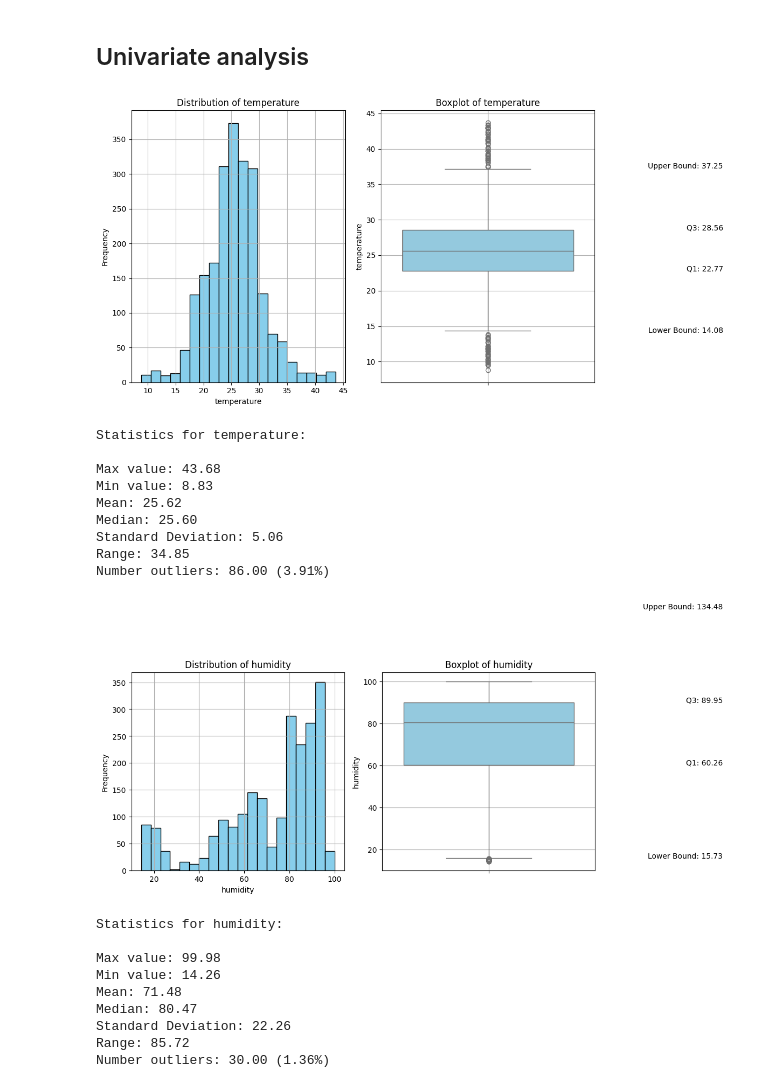
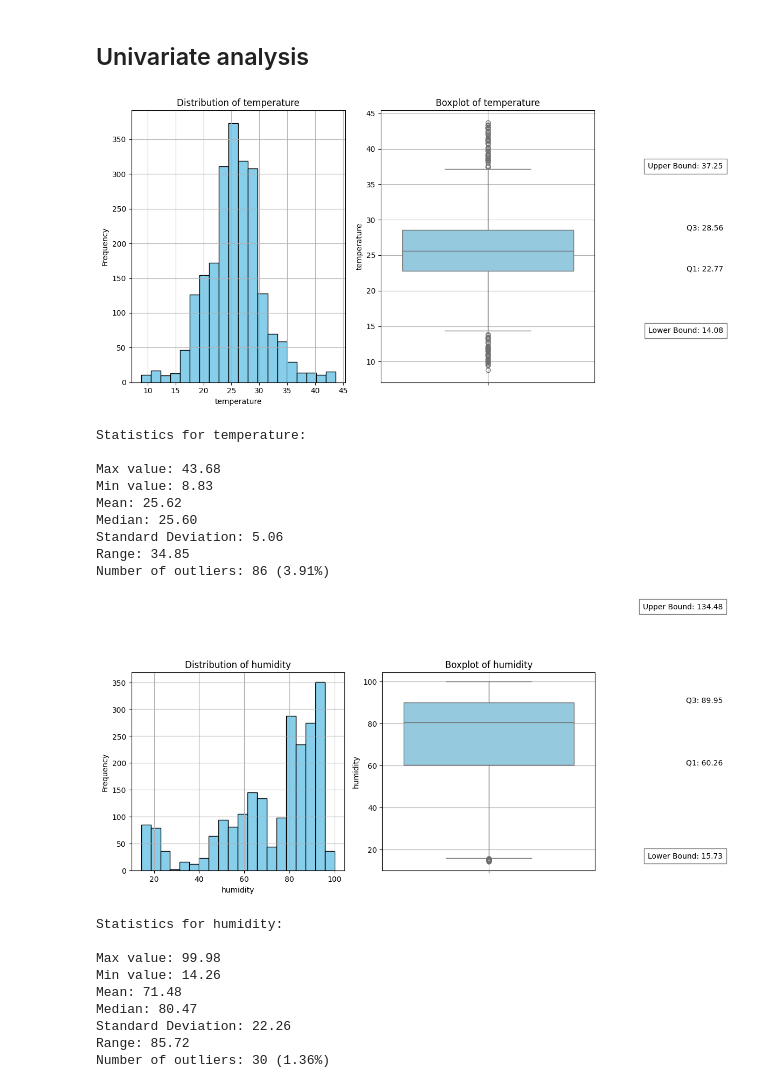
Before and after one commit to Hari-810/Crop-Recommendation, a Jupyter notebook: eda.ipynb, the cells around one changed output. Saved outputs shown, nothing was run; the diff lists cells and outputs as text; code cells hidden in the pictures.

```diff
--- a/eda.ipynb
+++ b/eda.ipynb
@@ -178,9 +297,9 @@ dtype: int64
 # %% [markdown]
 ## Univariate analysis
 # %%
-plot_distribution(df, 'temperature')
+univariate_analysis(df, 'temperature')
 # %% [output]
-[figure, old version]
+[figure, new version]
 Statistics for temperature:
 
 Max value: 43.68
@@ -189,11 +308,11 @@ Mean: 25.62
 Median: 25.60
 Standard Deviation: 5.06
 Range: 34.85
-Number outliers: 86.00 (3.91%)
+Number of outliers: 86 (3.91%)
 # %%
-plot_distribution(df, 'humidity')
+univariate_analysis(df, 'humidity')
 # %% [output]
-[figure, old version]
+[figure, new version]
 Statistics for humidity:
 
 Max value: 99.98
@@ -202,4 +321,4 @@ Mean: 71.48
 Median: 80.47
 Standard Deviation: 22.26
 Range: 85.72
-Number outliers: 30.00 (1.36%)
+Number of outliers: 30 (1.36%)
```
Also changed, not shown: parts of 14 cells of this notebook.
